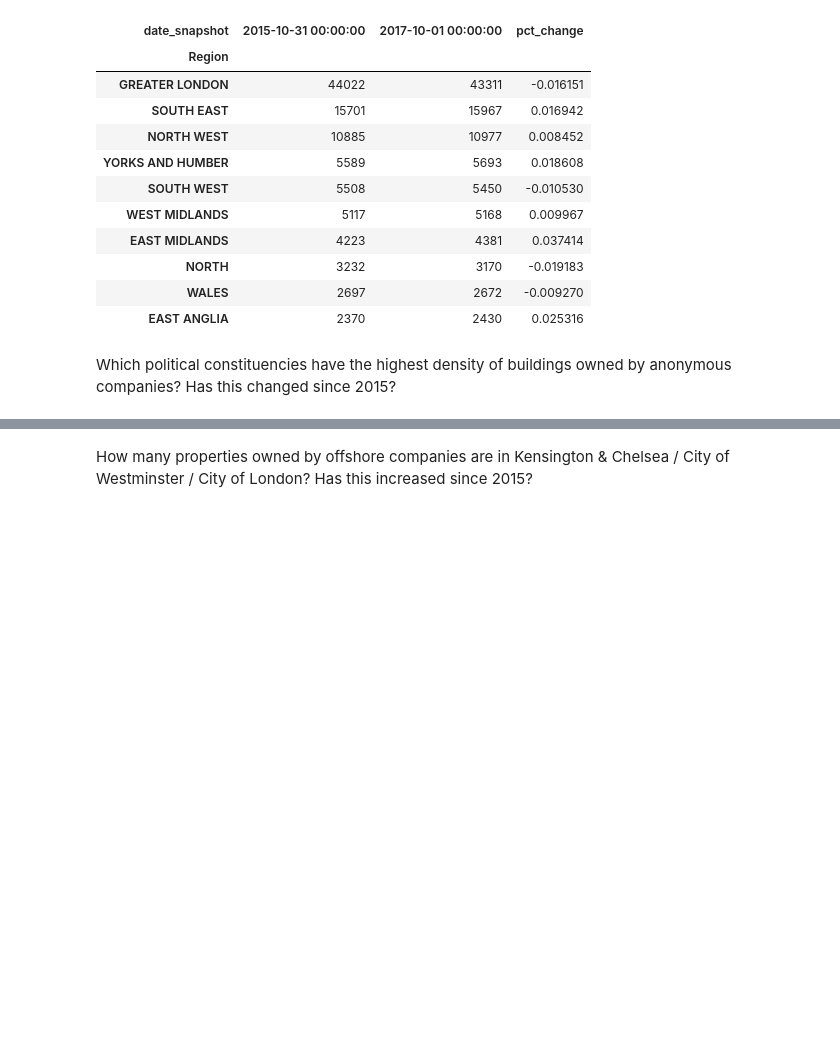
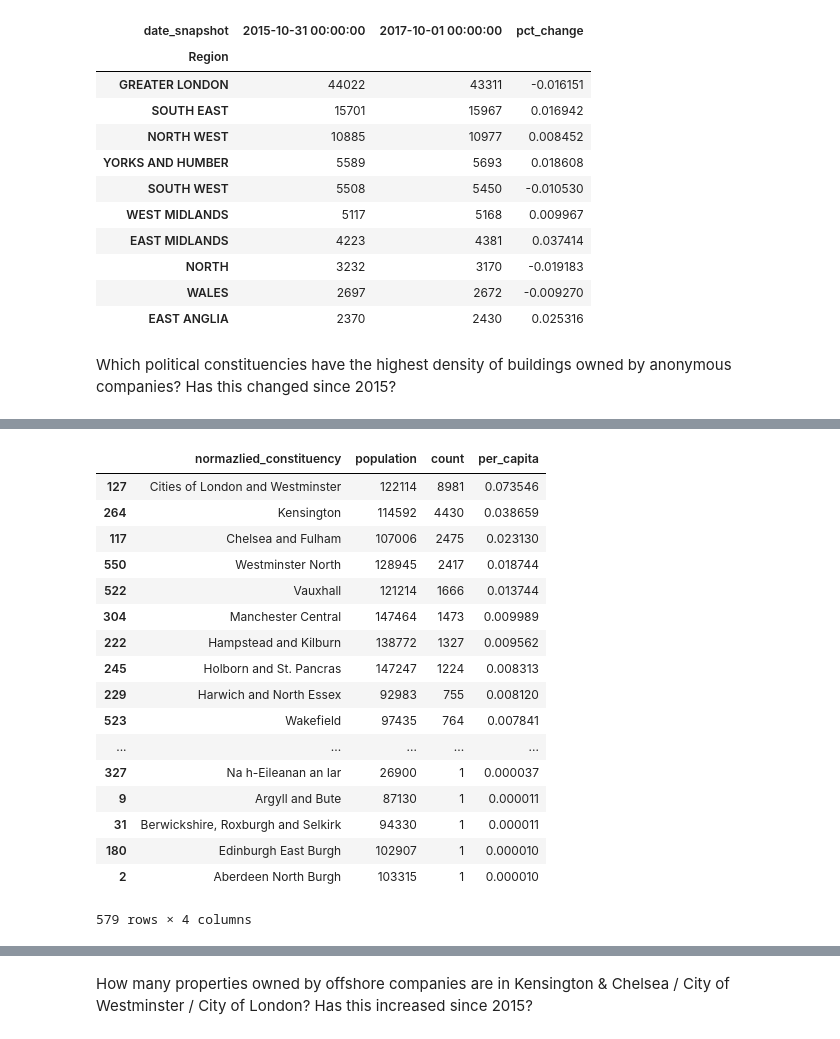
Before and after one commit to Global-Witness/overseas-companies-land-ownership-public, a Jupyter notebook: Draft Processing and Analysis.ipynb, the cells around one changed output, grey strips where cells are left out. Cells and saved outputs as stored; diff of their text form; code cells hidden in the pictures; blank space fills up the shorter version.

```diff
--- a/Draft Processing and Analysis.ipynb
+++ b/Draft Processing and Analysis.ipynb
@@ -217,0 +287,29 @@ Which political constituencies have the highest density of buildings owned by an
+# %%
+constiuency_boundaries = gp.read_file('data/westminister_constituencies/westminster_const_region.shp')
+constiuency_boundaries = constiuency_boundaries.to_crs({'init': 'epsg:4326'})
+# %%
+constiuency_boundaries['normalized_constituency'] = constiuency_boundaries.NAME
+constiuency_boundaries['normalized_constituency'] = constiuency_boundaries.normalized_constituency.str.replace(' Boro Const$','')
+constiuency_boundaries['normalized_constituency'] = constiuency_boundaries.normalized_constituency.str.replace(' Const$','')
+constiuency_boundaries['normalized_constituency'] = constiuency_boundaries.normalized_constituency.str.replace(' Boro$','')
+constiuency_boundaries['normalized_constituency'] = constiuency_boundaries.normalized_constituency.str.replace(' Co$','')
+constiuency_boundaries['normalized_constituency'] = constiuency_boundaries.normalized_constituency.str.replace(' Burgh$','')
+eng_populations = pd.read_excel('data/mid_2015_estimates_parliamentary_constituencies.xls',sheetname='Mid-2015 Persons',skiprows=3)
+eng_populations = eng_populations[['PCON11CD','PCON11NM','All Ages']]
+eng_populations.columns = ['ukpc','constituency','population']
+scot_population = pd.read_csv('data/2011-2016_scot_constituencies_population_estimates.csv',skiprows=6,encoding='latin',thousands=",",quotechar='"')
+scot_population = scot_population[['UKPC Code','UKPC Name','Unnamed: 3']][:59]
+scot_population.columns = ['ukpc','constituency','population']
+scot_population.population = scot_population.population.str.replace(',','').astype(int)
+populations = pd.concat([scot_population,eng_populations])
+#populations.population = populations.population.str.replace(',','')
+#populations.population = populations.population.astype(int)
+constiuency_boundaries = pd.merge(constiuency_boundaries,populations,left_on='CODE',right_on='ukpc',how='outer')
+# %%
+gdf = geocoded_data.dropna(subset=['lat','lng']).copy()
+geometry = [Point(xy) for xy in zip(gdf.lng, gdf.lat)]
+gdf = gdf.drop(['lng', 'lat'], axis=1)
+crs = {'init': 'epsg:4326'}
+gdf = gp.GeoDataFrame(gdf, crs=crs, geometry=geometry)
+# %%
+sjoin = gp.sjoin(gdf,constiuency_boundaries)
@@ -217,0 +320,24 @@ Which political constituencies have the highest density of buildings owned by an
+# %%
+df = pd.DataFrame(sjoin.groupby(['normalized_constituency','population']).agg(lambda x: len(x.unique()))['Title_Number']).reset_index()
+df.columns = ['normazlied_constituency','population','count']
+df['per_capita'] = df['count'] / df['population']
+df.sort_values(by='per_capita',ascending=False)
+# %% [output]
+|  | normazlied_constituency | population | count | per_capita |
+| 127 | Cities of London and Westminster | 122114 | 8981 | 0.073546 |
+| 264 | Kensington | 114592 | 4430 | 0.038659 |
+| 117 | Chelsea and Fulham | 107006 | 2475 | 0.023130 |
+| 550 | Westminster North | 128945 | 2417 | 0.018744 |
+| 522 | Vauxhall | 121214 | 1666 | 0.013744 |
+| 304 | Manchester Central | 147464 | 1473 | 0.009989 |
+| 222 | Hampstead and Kilburn | 138772 | 1327 | 0.009562 |
+| 245 | Holborn and St. Pancras | 147247 | 1224 | 0.008313 |
+| 229 | Harwich and North Essex | 92983 | 755 | 0.008120 |
+| 523 | Wakefield | 97435 | 764 | 0.007841 |
+| ... | ... | ... | ... | ... |
+| 327 | Na h-Eileanan an Iar | 26900 | 1 | 0.000037 |
+| 9 | Argyll and Bute | 87130 | 1 | 0.000011 |
+| 31 | Berwickshire, Roxburgh and Selkirk | 94330 | 1 | 0.000011 |
+| 180 | Edinburgh East Burgh | 102907 | 1 | 0.000010 |
+| 2 | Aberdeen North Burgh | 103315 | 1 | 0.000010 |
+579 rows × 4 columns
```
Also changed, not shown: parts of 20 cells of this notebook, 9 other files.
